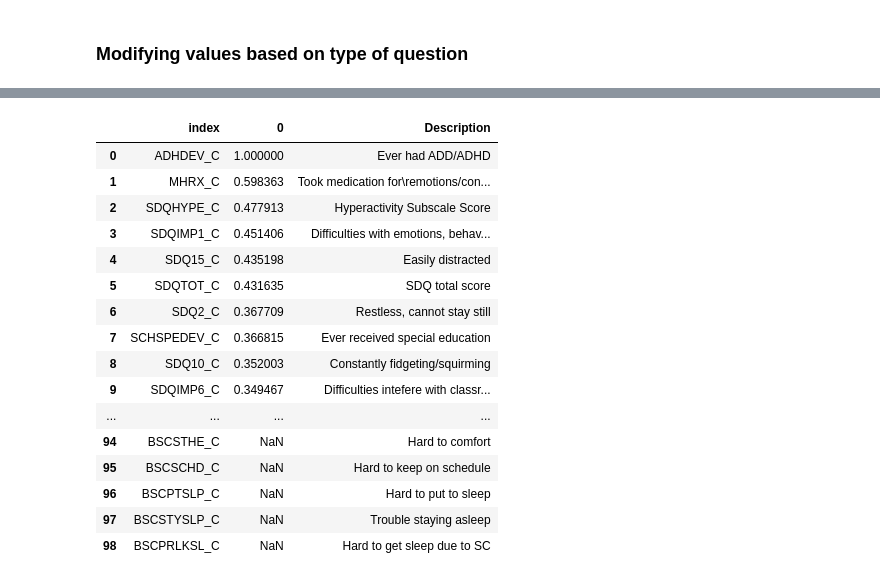
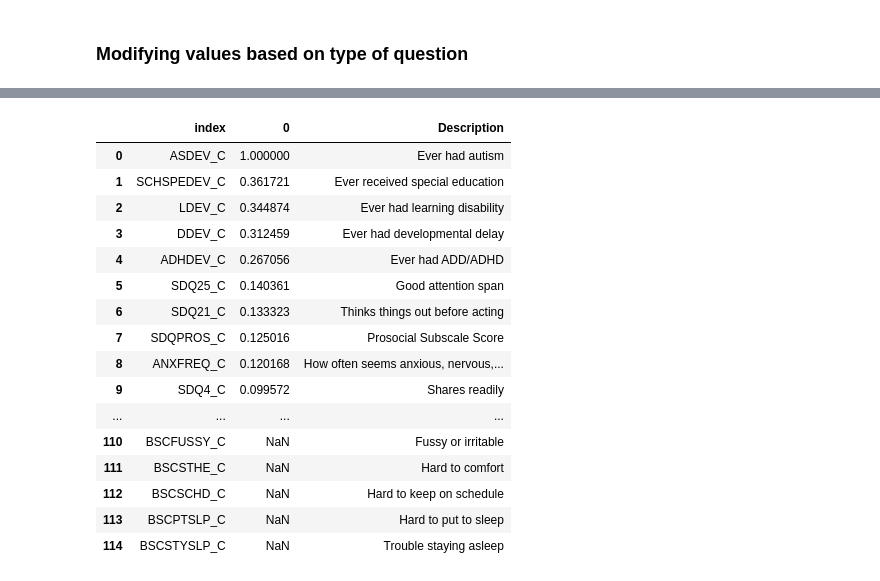
Before and after one commit to kiroah/neurodiversity, a Jupyter notebook: NHIS/NHIS.ipynb, the cells around one changed output, grey strips where cells are left out. Drawn from its saved outputs; the diff is of its cells as text; code cells hidden in the pictures.

```diff
--- a/NHIS/NHIS.ipynb
+++ b/NHIS/NHIS.ipynb
@@ -331,21 +286,24 @@ dfcall_corr = dfcall_temp.corrwith(dfcall_temp['ADHDEV_C']).sort_values(ascendin
 # %%
+dfcall_temp = dfcall.drop(columns=['HHX']).fillna(value=0)
+dfcall_temp = dfcall_temp.loc[dfcall_temp['AGEP_C'] >= 3,:]
+dfcall_corr = dfcall_temp.corrwith(dfcall_temp['ASDEV_C']).sort_values(ascending=False).reset_index()
 dfcall_corr['Description'] = pd.merge(dfcall_corr, cookbook_child, left_on='index', right_on='Variable Name')['Description']
 dfcall_corr
 # %% [output]
 |  | index | 0 | Description |
-| 0 | ADHDEV_C | 1.000000 | Ever had ADD/ADHD |
-| 1 | MHRX_C | 0.598363 | Took medication for\remotions/con... |
-| 2 | SDQHYPE_C | 0.477913 | Hyperactivity Subscale Score |
-| 3 | SDQIMP1_C | 0.451406 | Difficulties with emotions, behav... |
-| 4 | SDQ15_C | 0.435198 | Easily distracted |
-| 5 | SDQTOT_C | 0.431635 | SDQ total score |
-| 6 | SDQ2_C | 0.367709 | Restless, cannot stay still |
-| 7 | SCHSPEDEV_C | 0.366815 | Ever received special education |
-| 8 | SDQ10_C | 0.352003 | Constantly fidgeting/squirming |
-| 9 | SDQIMP6_C | 0.349467 | Difficulties intefere with classr... |
+| 0 | ASDEV_C | 1.000000 | Ever had autism |
+| 1 | SCHSPEDEV_C | 0.361721 | Ever received special education |
+| 2 | LDEV_C | 0.344874 | Ever had learning disability |
+| 3 | DDEV_C | 0.312459 | Ever had developmental delay |
+| 4 | ADHDEV_C | 0.267056 | Ever had ADD/ADHD |
+| 5 | SDQ25_C | 0.140361 | Good attention span |
+| 6 | SDQ21_C | 0.133323 | Thinks things out before acting |
+| 7 | SDQPROS_C | 0.125016 | Prosocial Subscale Score |
+| 8 | ANXFREQ_C | 0.120168 | How often seems anxious, nervous,... |
+| 9 | SDQ4_C | 0.099572 | Shares readily |
 | ... | ... | ... | ... |
-| 94 | BSCSTHE_C | NaN | Hard to comfort |
-| 95 | BSCSCHD_C | NaN | Hard to keep on schedule |
-| 96 | BSCPTSLP_C | NaN | Hard to put to sleep |
-| 97 | BSCSTYSLP_C | NaN | Trouble staying asleep |
-| 98 | BSCPRLKSL_C | NaN | Hard to get sleep due to SC |
+| 110 | BSCFUSSY_C | NaN | Fussy or irritable |
+| 111 | BSCSTHE_C | NaN | Hard to comfort |
+| 112 | BSCSCHD_C | NaN | Hard to keep on schedule |
+| 113 | BSCPTSLP_C | NaN | Hard to put to sleep |
+| 114 | BSCSTYSLP_C | NaN | Trouble staying asleep |
```
Also changed, not shown: parts of 15 cells of this notebook.
